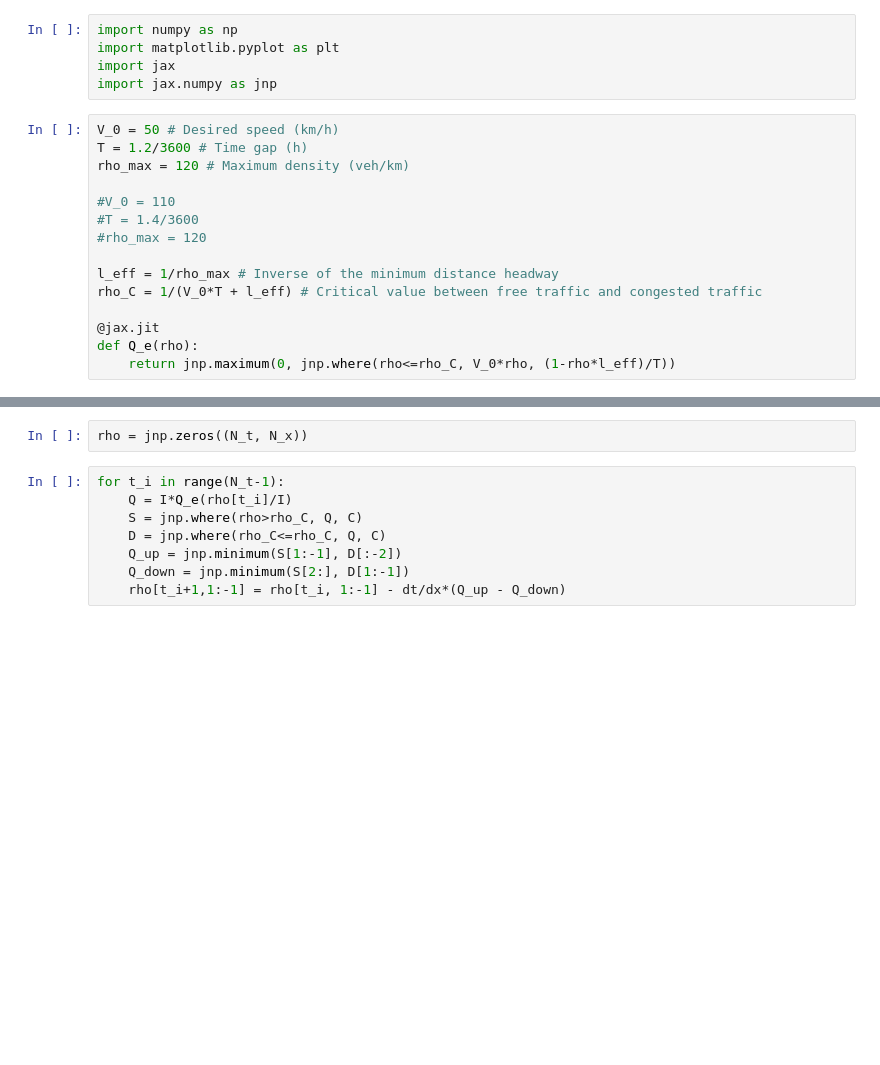
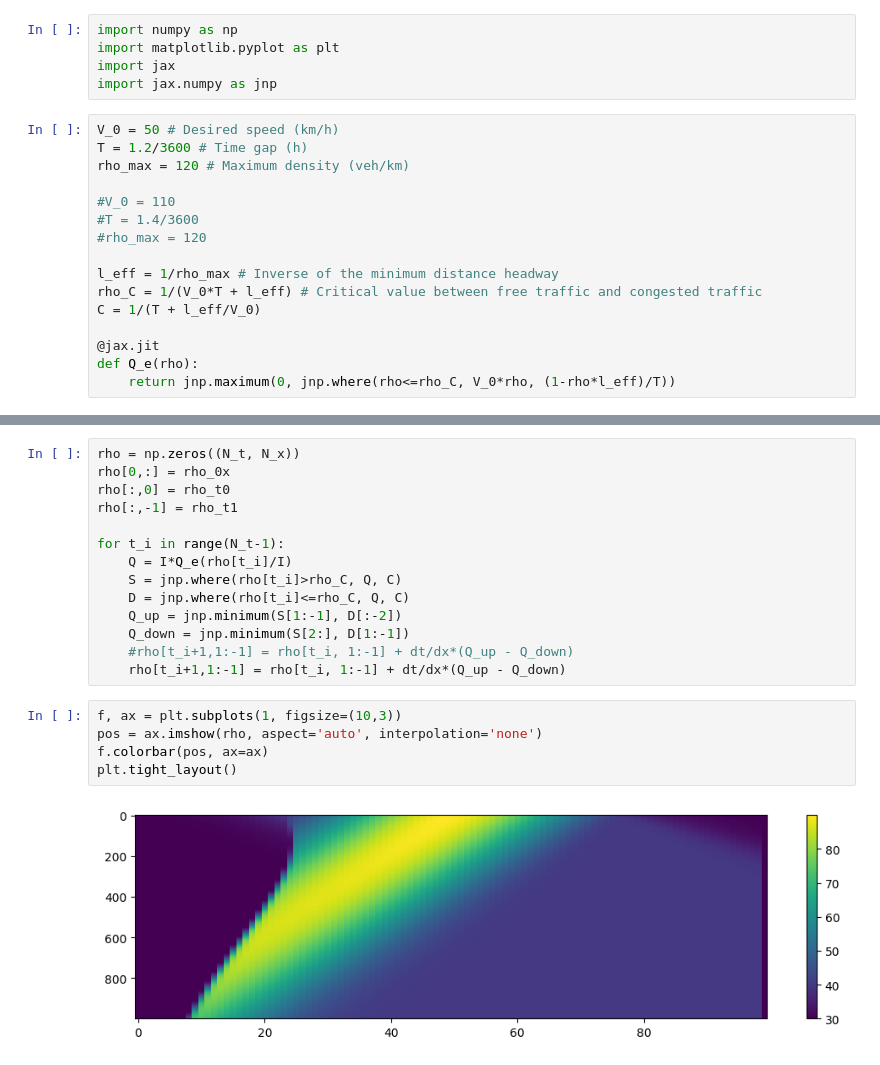
Before and after one commit to dani2442/TrafficFlow, a Jupyter notebook: notebooks/Cell_Transmission_Model.ipynb, the cells around one changed output, grey strips where cells are left out. Cells and saved outputs as stored; diff of their text form; blank space fills up the shorter version.

```diff
--- a/notebooks/Cell_Transmission_Model.ipynb
+++ b/notebooks/Cell_Transmission_Model.ipynb
@@ -18,6 +18,7 @@ rho_max = 120 # Maximum density (veh/km)
 
 l_eff = 1/rho_max # Inverse of the minimum distance headway
 rho_C = 1/(V_0*T + l_eff) # Critical value between free traffic and congested traffic
+C = 1/(T + l_eff/V_0)
 
 @jax.jit
 def Q_e(rho):
@@ -41,10 +40,21 @@ An NVIDIA GPU may be present on this machine, but a CUDA-enabled jaxlib is not i
-# %%
-rho = jnp.zeros((N_t, N_x))
 # %%
+rho = np.zeros((N_t, N_x))
+rho[0,:] = rho_0x
+rho[:,0] = rho_t0
+rho[:,-1] = rho_t1
+
 for t_i in range(N_t-1):
     Q = I*Q_e(rho[t_i]/I)
-    S = jnp.where(rho>rho_C, Q, C)
-    D = jnp.where(rho_C<=rho_C, Q, C)
+    S = jnp.where(rho[t_i]>rho_C, Q, C)
+    D = jnp.where(rho[t_i]<=rho_C, Q, C)
     Q_up = jnp.minimum(S[1:-1], D[:-2])
     Q_down = jnp.minimum(S[2:], D[1:-1])
-    rho[t_i+1,1:-1] = rho[t_i, 1:-1] - dt/dx*(Q_up - Q_down)
+    #rho[t_i+1,1:-1] = rho[t_i, 1:-1] + dt/dx*(Q_up - Q_down)
+    rho[t_i+1,1:-1] = rho[t_i, 1:-1] + dt/dx*(Q_up - Q_down)
+# %%
+f, ax = plt.subplots(1, figsize=(10,3))
+pos = ax.imshow(rho, aspect='auto', interpolation='none')
+f.colorbar(pos, ax=ax)
+plt.tight_layout()
+# %% [output]
+[figure, added]
```
Also changed, not shown: parts of 2 cells of this notebook, 14 other files.
